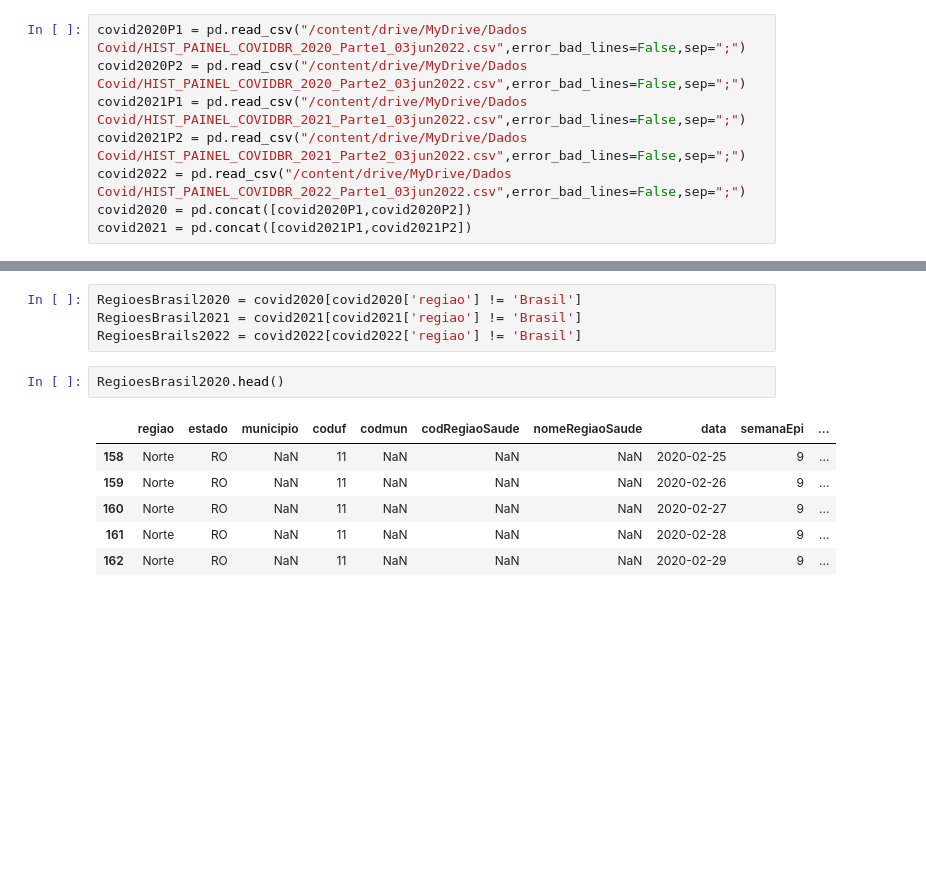
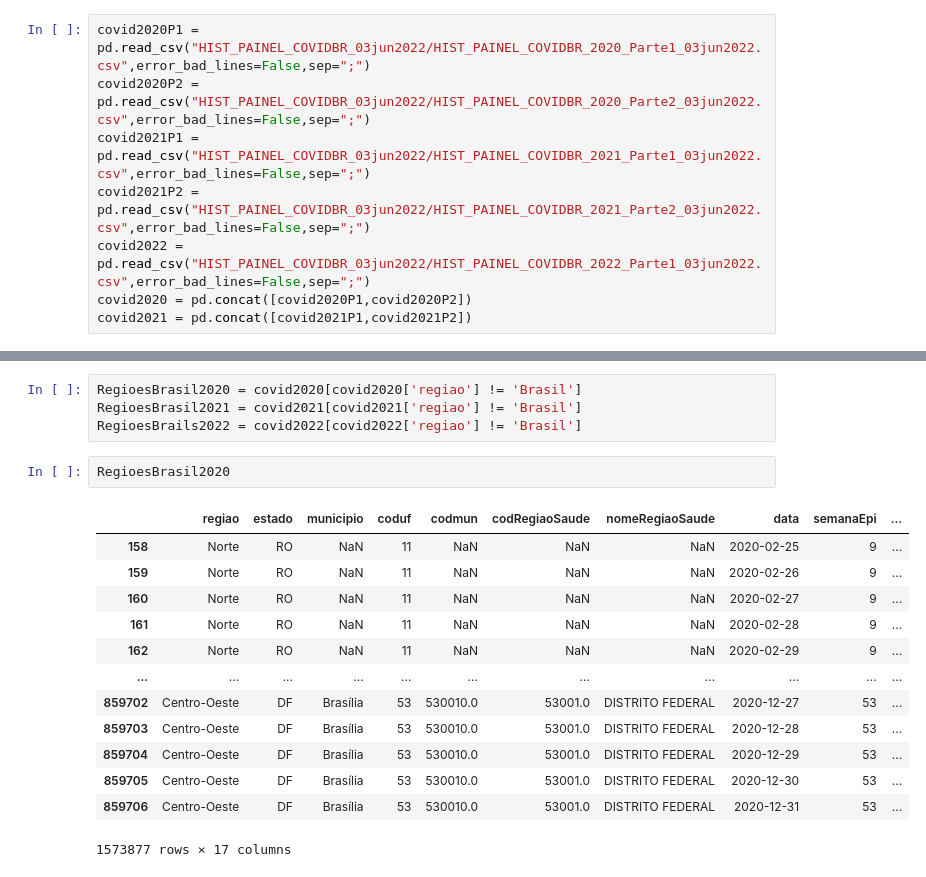
Before and after one commit to GabriellMiranda/TP-Dados-Analise-de-dados-de-covid, a Jupyter notebook: Trabalho_de_Dados.ipynb, the cells around one changed output, grey strips where cells are left out. Saved outputs shown, nothing was run; the diff lists cells and outputs as text; blank space fills up the shorter version.

Commit message:
limpeza de dados e organização

```diff
--- a/Trabalho_de_Dados.ipynb
+++ b/Trabalho_de_Dados.ipynb
@@ -4,9 +6,9 @@ from matplotlib.pyplot import matplotlib as matp
 # %%
-covid2020P1 = pd.read_csv("/content/drive/MyDrive/Dados Covid/HIST_PAINEL_COVIDBR_2020_Parte1_03jun2022.csv",error_bad_lines=False,sep=";")
-covid2020P2 = pd.read_csv("/content/drive/MyDrive/Dados Covid/HIST_PAINEL_COVIDBR_2020_Parte2_03jun2022.csv",error_bad_lines=False,sep=";")
-covid2021P1 = pd.read_csv("/content/drive/MyDrive/Dados Covid/HIST_PAINEL_COVIDBR_2021_Parte1_03jun2022.csv",error_bad_lines=False,sep=";")
-covid2021P2 = pd.read_csv("/content/drive/MyDrive/Dados Covid/HIST_PAINEL_COVIDBR_2021_Parte2_03jun2022.csv",error_bad_lines=False,sep=";")
-covid2022 = pd.read_csv("/content/drive/MyDrive/Dados Covid/HIST_PAINEL_COVIDBR_2022_Parte1_03jun2022.csv",error_bad_lines=False,sep=";")
+covid2020P1 = pd.read_csv("HIST_PAINEL_COVIDBR_03jun2022/HIST_PAINEL_COVIDBR_2020_Parte1_03jun2022.csv",error_bad_lines=False,sep=";")
+covid2020P2 = pd.read_csv("HIST_PAINEL_COVIDBR_03jun2022/HIST_PAINEL_COVIDBR_2020_Parte2_03jun2022.csv",error_bad_lines=False,sep=";")
+covid2021P1 = pd.read_csv("HIST_PAINEL_COVIDBR_03jun2022/HIST_PAINEL_COVIDBR_2021_Parte1_03jun2022.csv",error_bad_lines=False,sep=";")
+covid2021P2 = pd.read_csv("HIST_PAINEL_COVIDBR_03jun2022/HIST_PAINEL_COVIDBR_2021_Parte2_03jun2022.csv",error_bad_lines=False,sep=";")
+covid2022 = pd.read_csv("HIST_PAINEL_COVIDBR_03jun2022/HIST_PAINEL_COVIDBR_2022_Parte1_03jun2022.csv",error_bad_lines=False,sep=";")
 covid2020 = pd.concat([covid2020P1,covid2020P2])
 covid2021 = pd.concat([covid2021P1,covid2021P2])
 # %% [output]
@@ -72,11 +219,18 @@ RegioesBrasil2020 = covid2020[covid2020['regiao'] != 'Brasil']
 RegioesBrasil2021 = covid2021[covid2021['regiao'] != 'Brasil']
 RegioesBrails2022 = covid2022[covid2022['regiao'] != 'Brasil']
 # %%
-RegioesBrasil2020.head()
+RegioesBrasil2020
 # %% [output]
 |  | regiao | estado | municipio | coduf | codmun | codRegiaoSaude | nomeRegiaoSaude | data | semanaEpi | ... |
 | 158 | Norte | RO | NaN | 11 | NaN | NaN | NaN | 2020-02-25 | 9 | ... |
 | 159 | Norte | RO | NaN | 11 | NaN | NaN | NaN | 2020-02-26 | 9 | ... |
 | 160 | Norte | RO | NaN | 11 | NaN | NaN | NaN | 2020-02-27 | 9 | ... |
 | 161 | Norte | RO | NaN | 11 | NaN | NaN | NaN | 2020-02-28 | 9 | ... |
 | 162 | Norte | RO | NaN | 11 | NaN | NaN | NaN | 2020-02-29 | 9 | ... |
+| ... | ... | ... | ... | ... | ... | ... | ... | ... | ... | ... |
+| 859702 | Centro-Oeste | DF | Brasília | 53 | 530010.0 | 53001.0 | DISTRITO FEDERAL | 2020-12-27 | 53 | ... |
+| 859703 | Centro-Oeste | DF | Brasília | 53 | 530010.0 | 53001.0 | DISTRITO FEDERAL | 2020-12-28 | 53 | ... |
+| 859704 | Centro-Oeste | DF | Brasília | 53 | 530010.0 | 53001.0 | DISTRITO FEDERAL | 2020-12-29 | 53 | ... |
+| 859705 | Centro-Oeste | DF | Brasília | 53 | 530010.0 | 53001.0 | DISTRITO FEDERAL | 2020-12-30 | 53 | ... |
+| 859706 | Centro-Oeste | DF | Brasília | 53 | 530010.0 | 53001.0 | DISTRITO FEDERAL | 2020-12-31 | 53 | ... |
+1573877 rows × 17 columns
```
Also changed, not shown: parts of 24 cells of this notebook, 1 other file.
